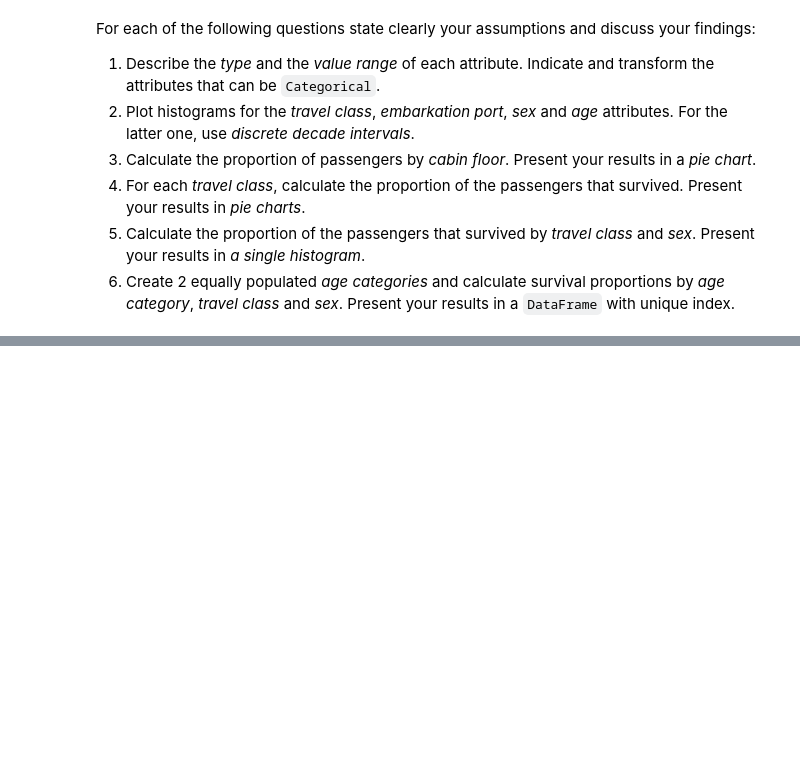
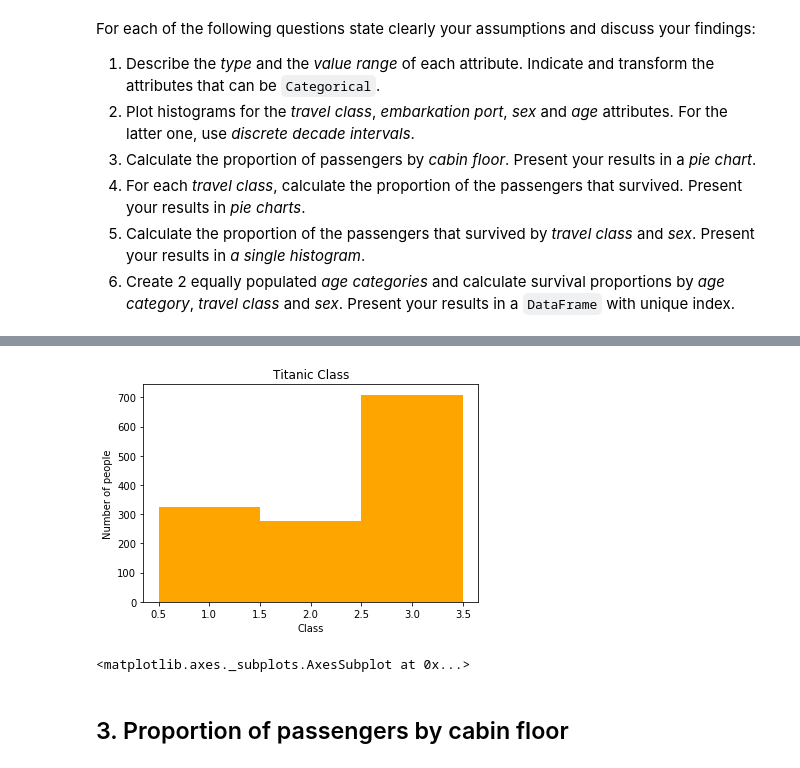
Before and after one commit to khalidomari/ADA2017, a Jupyter notebook: 01 - Pandas and Data Wrangling/Homework 1_Simao.ipynb, the cells around one changed output, grey strips where cells are left out. Saved outputs shown, nothing was run; the diff lists cells and outputs as text; code cells hidden in the pictures; blank space fills up the shorter version.

```diff
--- a/01 - Pandas and Data Wrangling/Homework 1_Simao.ipynb
+++ b/01 - Pandas and Data Wrangling/Homework 1_Simao.ipynb
@@ -347,0 +489,14 @@ For each of the following questions state clearly your assumptions and discuss y
+# %%
+plt.hist(titanic.pclass, bins=range(1,5),histtype = 'barstacked', align='left', color = 'orange', stacked = True)
+plt.title("Titanic Class")
+plt.xlabel("Class")
+plt.ylabel("Number of people")
+plt.show()
+# %% [output]
+[figure, added]
+# %%
+titanic.pclass.astype(float).hist(bins = 500)
+# %% [output]
+<matplotlib.axes._subplots.AxesSubplot at 0x...>
+# %% [markdown]
+## 3. Proportion of passengers by cabin floor
```
Also changed, not shown: parts of 39 cells of this notebook.
